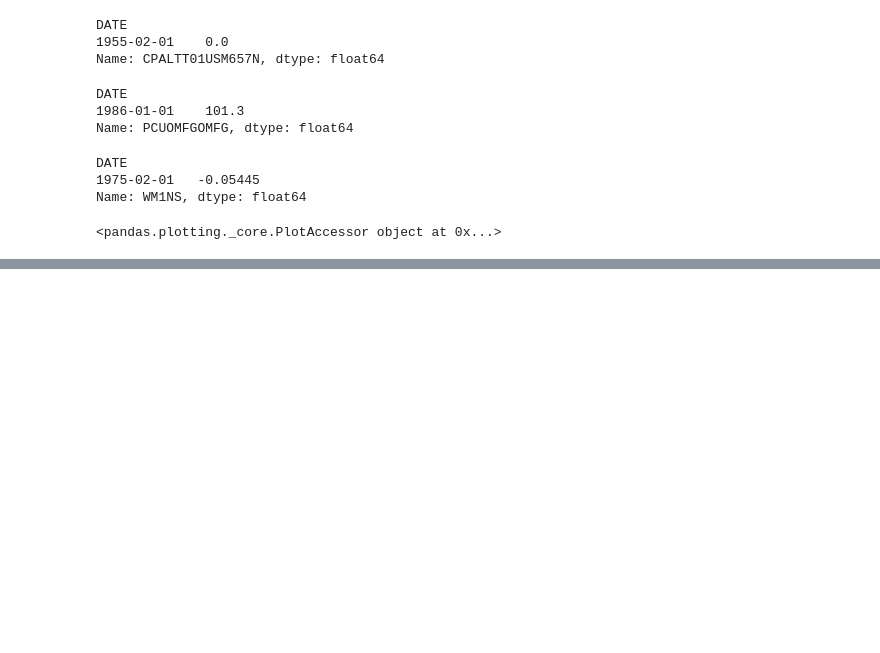
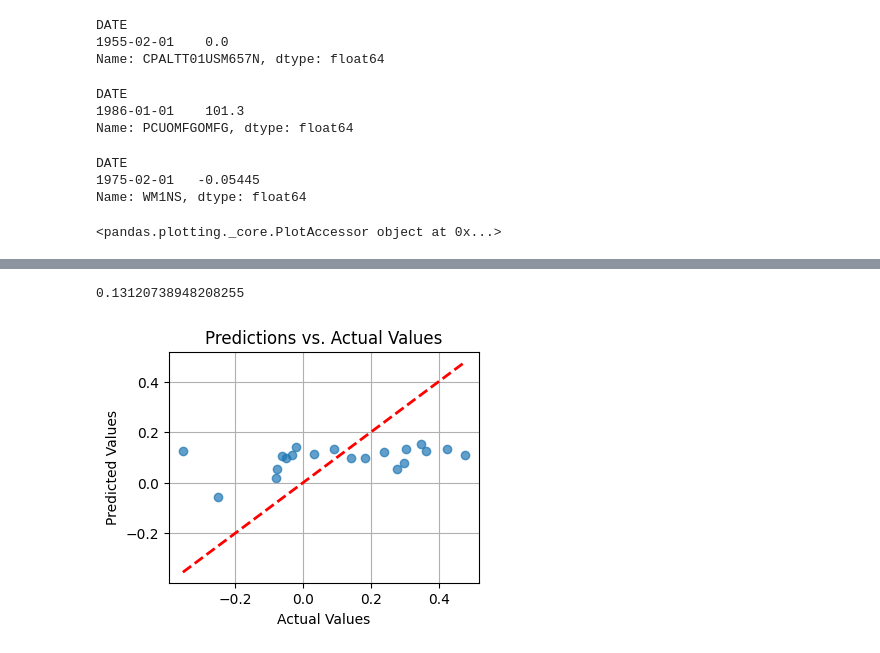
Before and after one commit to joeHollander/Quant_Finance, a Jupyter notebook: Crypto/BTCfactors.ipynb, the cells around one changed output, grey strips where cells are left out. Cells and saved outputs as stored; diff of their text form; code cells hidden in the pictures; blank space fills up the shorter version.

```diff
--- a/Crypto/BTCfactors.ipynb
+++ b/Crypto/BTCfactors.ipynb
@@ -104,0 +204,7 @@ from sk.linear_model import Ridge
+# %%
+# testing elastic net
+print(netBest.score(test[factors], test["btc"]))
+plot_pred(test["btc"], netBest.predict(test[factors]), figsize=(4,3))
+# %% [output]
+0.13120738948208255
+[figure, added]
```
Also changed, not shown: parts of 10 cells of this notebook.
